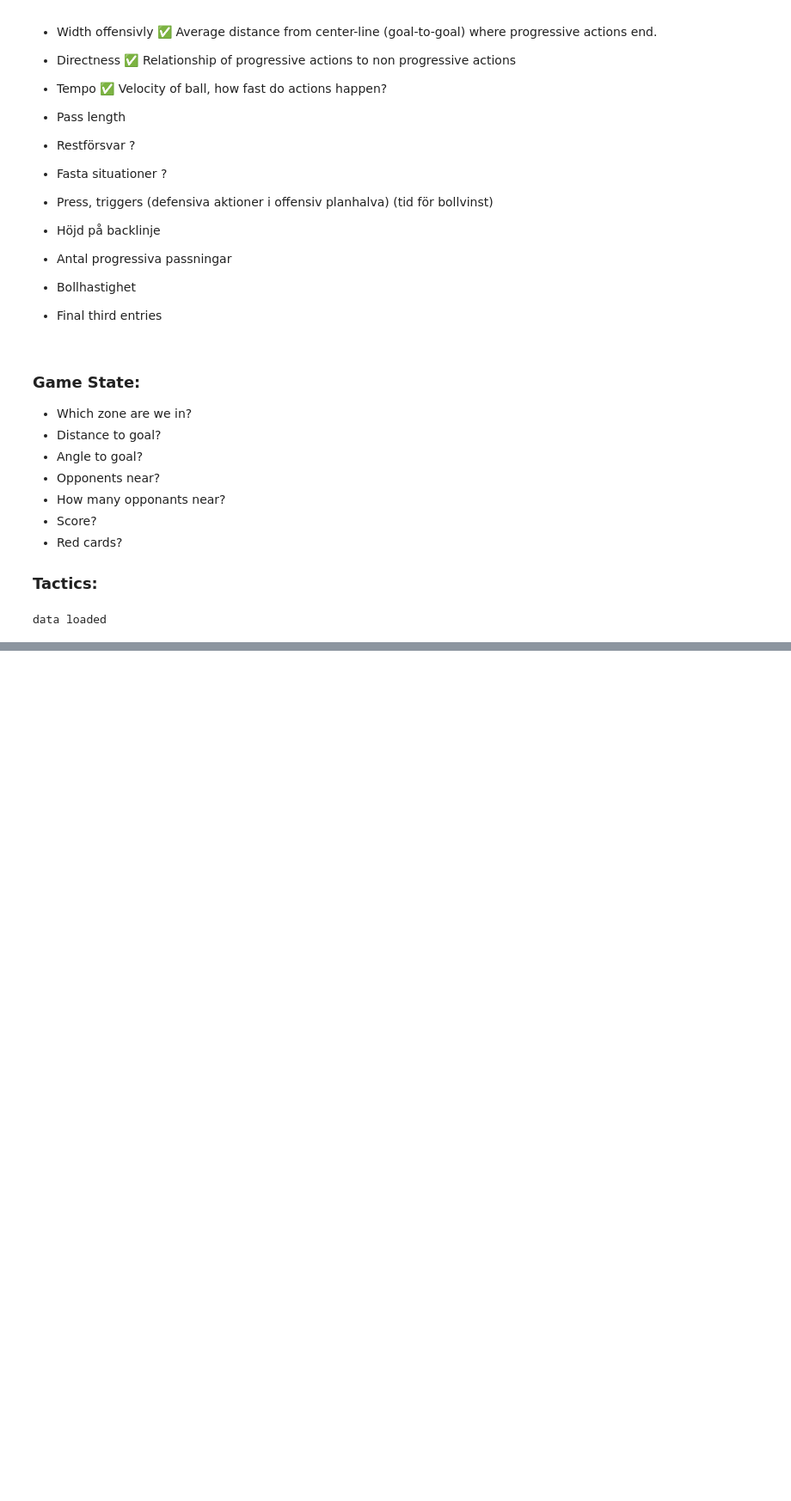
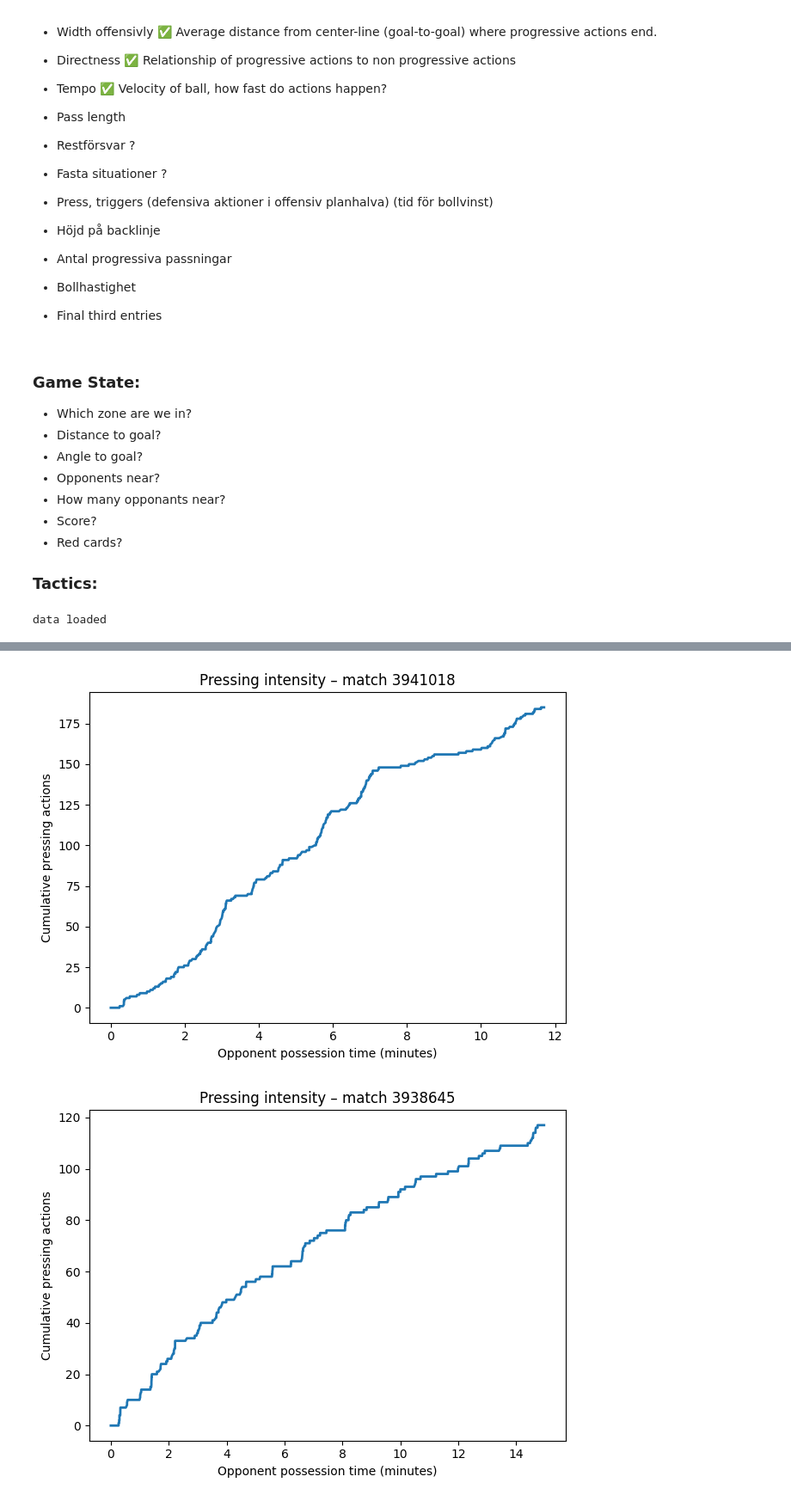
Before and after one commit to Stefan-coder1/Exjobb, a Jupyter notebook: feature_engineer.ipynb, the cells around one changed output, grey strips where cells are left out. Shown at 86% size. Drawn from its saved outputs; the diff is of its cells as text; code cells hidden in the pictures; blank space fills up the shorter version.

Commit message:
pressing speed started

```diff
--- a/feature_engineer.ipynb
+++ b/feature_engineer.ipynb
@@ -41,7 +41,7 @@ Velocity of ball, how fast do actions happen?
 # %%
 actions=("Pass", "Carry", "Dribble")
 action_types_exclude = ["Throw-in", "Corner", "Free Kick", "Kick-off", "Goal Kick"]
-df = load_360_data(actions, three_sixty_only=False)
+df = load_360_data(actions, three_sixty_only=True)
 
 print("data loaded")
 
@@ -49,6 +49,6 @@ print("data loaded")
 
 
 actions = get_progressive_actions(df=df)
-prog_passes = actions[actions["is_progressive"] == True]
+prog_passes = actions[actions["is_progressive"] == False]
 # %% [output]
 data loaded
@@ -56,11 +141,20 @@ data loaded
 
 assert "is_progressive" in prog_passes.columns
 # 1) compute "directness" = progressive share per match/team
-tempo = calc_tempo(df, match=True)  # returns match_id, team_id, n_total, n_prog, directness
+press_intensity = calc_pressing_intensity(df)
+press_height    = calc_pressing_height(df)
 
-most_tempo = tempo.sort_values("tempo", ascending=False).iloc[0]
-least_tempo = tempo.sort_values("tempo", ascending=True).iloc[0]
 
-print("Most tempo:\n", most_tempo, "\n")
-print("Least tempo:\n", least_tempo, "\n")
+most_press = press_intensity.sort_values("press_intensity", ascending=False).iloc[0]
+least_press = press_intensity.sort_values("press_intensity", ascending=True).iloc[0]
+
+print("Most pressing intensity:\n", most_press, "\n")
+print("Least pressing intensity:\n", least_press, "\n")
+
+
+most_high_press = press_height.sort_values("press_height", ascending=False).iloc[0]
+least_high_press = press_height.sort_values("press_height", ascending=True).iloc[0]
+
+print("Highest press:\n", most_high_press, "\n")
+print("Lowest press:\n", least_high_press, "\n")
 # %% [output]
@@ -83,0 +224,8 @@ Name: 5220, dtype: Float64
+# %%
+plot_pressing_intensity_curve(df, most_press)
+plot_pressing_intensity_curve(df, least_press)
+plot_pressing_height_distribution(df, most_high_press)
+plot_pressing_height_distribution(df, least_high_press)
+# %% [output]
+[figure, added]
+[figure, added]
```
Also changed, not shown: parts of 5 cells of this notebook, 1 other file.
